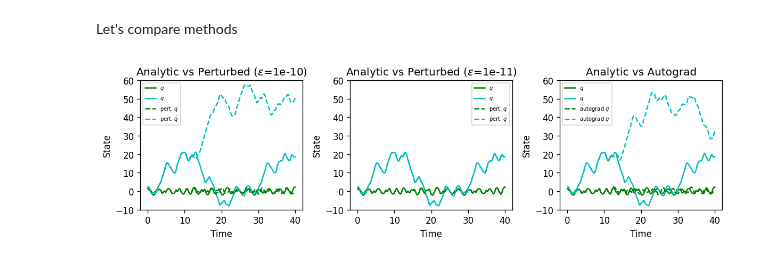
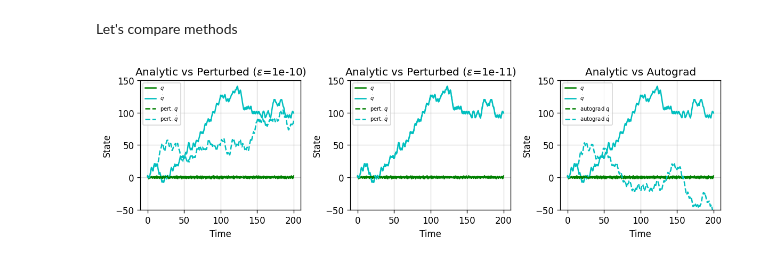
Before and after one commit to Chinnasf/My-Notes-on-PINNs, a Jupyter notebook: Lagrangian/tutorial.ipynb, the cells around one changed output. Saved outputs shown, nothing was run; the diff lists cells and outputs as text; code cells hidden in the pictures.

```diff
--- a/Lagrangian/tutorial.ipynb
+++ b/Lagrangian/tutorial.ipynb
@@ -342,7 +342,7 @@ Now that we have the Euler-Lagrange equation, one can use automatic differentiat
 # choose an initial state
 x0 = np.array([3*np.pi/7, 3*np.pi/4, 0, 0], dtype=np.float32)
 noise = np.random.RandomState(0).randn(x0.size)
-t = np.linspace(0, 40, num=401, dtype=np.float32)
+t = np.linspace(0, 200, num=500, dtype=np.float32)
 # %%
 # Compute dynamics analytically
 x_analytical = jax.device_get(JIT_solve_analytical(x0,t))
@@ -356,36 +356,46 @@ x_autograd = jax.device_get(JIT_solve_autograd(x0, t))
 Let's compare methods
 # %%
 plt.figure(figsize=[10,3], dpi=120) #; plt.xlim(0, 100)
+
+y_min, y_max = -50, 150
+x_min, x_max = None, None
+
 plt.subplot(1,3,1)
 plt.title("Analytic vs Perturbed ($\epsilon$={})".format(noise_coeff_1))
 plt.xlabel("Time") ; plt.ylabel("State")
 plt.plot(t, x_analytical[:, 0], 'g-', label='$q$')
 plt.plot(t, x_analytical[:, 1], 'c-', label='$\dot q$')
 plt.plot(t, x_perturbed_1[:, 0], 'g--', label='pert. $q$')
 plt.plot(t, x_perturbed_1[:, 1], 'c--', label='pert. $\dot q$')
-plt.ylim(-10, 60)
+plt.ylim(y_min, y_max)
+plt.xlim(x_min, x_max)
+plt.grid(alpha=0.5)
 plt.legend(fontsize=6)
 
 plt.subplot(1,3,2)
 plt.title("Analytic vs Perturbed ($\epsilon$={})".format(noise_coeff_2))
 plt.xlabel("Time") ; plt.ylabel("State")
 plt.plot(t, x_analytical[:, 0], 'g-', label='$q$')
 plt.plot(t, x_analytical[:, 1], 'c-', label='$\dot q$')
 plt.plot(t, x_perturbed_2[:, 0], 'g--', label='pert. $q$')
 plt.plot(t, x_perturbed_2[:, 1], 'c--', label='pert. $\dot q$')
-plt.ylim(-10, 60)
+plt.ylim(y_min, y_max)
+plt.xlim(x_min, x_max)
+plt.grid(alpha=0.5)
 plt.legend(fontsize=6)
 
 plt.subplot(1,3,3)
 plt.title("Analytic vs Autograd")
 plt.xlabel("Time") ; plt.ylabel("State")
 plt.plot(t, x_analytical[:, 0], 'g-', label='$q$')
 plt.plot(t, x_analytical[:, 1], 'c-', label='$\dot q$')
 plt.plot(t, x_autograd[:, 0], 'g--', label='autograd $q$')
 plt.plot(t, x_autograd[:, 1], 'c--', label='autograd $\dot q$')
-plt.ylim(-10, 60)
+plt.ylim(y_min, y_max)
+plt.xlim(x_min, x_max)
+plt.grid(alpha=0.5)
 plt.legend(fontsize=6)
 
 plt.tight_layout() ; plt.show()
 # %% [output]
-[figure, old version]
+[figure, new version]
```
Also changed, not shown: parts of 2 cells of this notebook.
